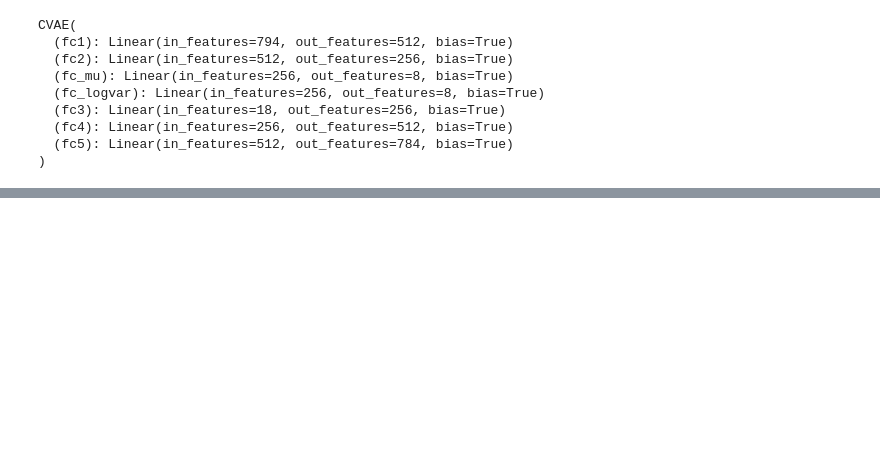
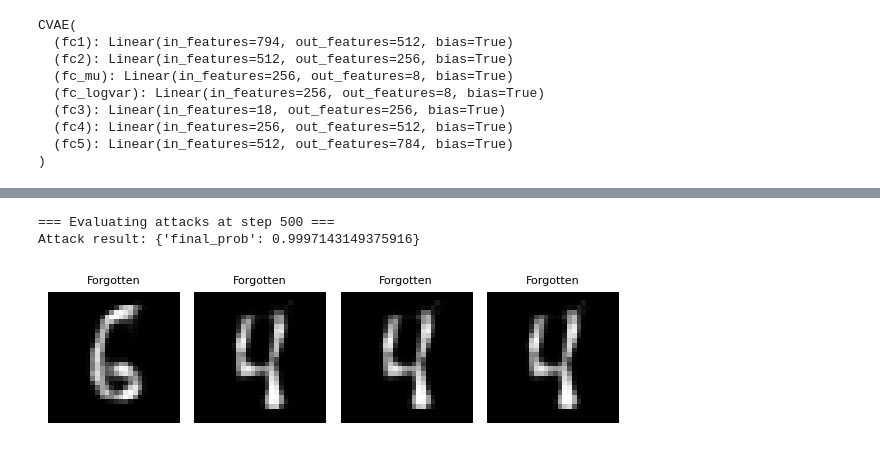
Before and after one commit to Amir14Souri/Task1, a Jupyter notebook: task.ipynb, the cells around one changed output, grey strips where cells are left out. Cells and saved outputs as stored; diff of their text form; code cells hidden in the pictures; blank space fills up the shorter version.

Commit message:
try a better attack on unlearned cvae

```diff
--- a/task.ipynb
+++ b/task.ipynb
@@ -794,0 +821,14 @@ Attack result: {'mean_abs_difference': 0.19456316530704498, 'variance_difference
+# %%
+classifier = MNISTClassifier().cuda()
+opt = torch.optim.Adam(classifier.parameters(), lr=1e-3)
+
+for epoch in range(3):
+    for x, y in train_loader:
+        x, y = x.cuda(), y.cuda()
+        opt.zero_grad()
+        logits = classifier(x)
+        loss = F.cross_entropy(logits, y)
+        loss.backward()
+        opt.step()
+
+print("Classifier trained.")
@@ -794,0 +876,6 @@ Attack result: {'mean_abs_difference': 0.19456316530704498, 'variance_difference
+# %%
+epoch_interval = 500
+total_unlearn_steps = 10000
+model = copy.deepcopy(original_model)
+model_clone = copy.deepcopy(model)
+model_clone.eval()
@@ -794,0 +892,60 @@ Attack result: {'mean_abs_difference': 0.19456316530704498, 'variance_difference
+# %%
+optimizer = torch.optim.Adam(model.parameters(), lr=lr)
+
+label_choices = list(range(num_classes))
+label_choices.remove(label_to_drop)
+
+step = 0
+
+attack_history = []
+model.train()
+while step < total_unlearn_steps:
+    for _ in range(epoch_interval):
+        c_remember = torch.from_numpy(
+            np.random.choice(label_choices, size=batch_size)
+        ).to(device)
+        y_remember = F.one_hot(c_remember, num_classes).float()
+        z_remember = torch.randn(batch_size, latent_dim).to(device)
+
+        with torch.no_grad():
+            x_remember = model_clone.decode(z_remember, y_remember).view(-1, 784)
+
+        c_forget = torch.ones(batch_size, dtype=int) * label_to_drop
+        y_forget = F.one_hot(c_forget, num_classes).float().to(device)
+        x_forget = torch.rand(batch_size, 784).to(device)
+
+        optimizer.zero_grad()
+
+        recon_f, mu_f, logvar_f = model(x_forget, y_forget)
+        loss_forget = loss_function(recon_f, x_forget, mu_f, logvar_f)
+
+        recon_r, mu_r, logvar_r = model(x_remember, y_remember)
+        loss_remember = loss_function(recon_r, x_remember, mu_r, logvar_r)
+
+        ewc_penalty = 0.0
+        for name, param in model.named_parameters():
+            ewc_penalty += (fisher_dict[name] * (param - params_mle_dict[name]).pow(2)).sum()
+
+        loss = loss_forget + gamma_contrast * loss_remember + lambda_ewc * ewc_penalty
+
+        loss.backward()
+        optimizer.step()
+
+        step += 1
+
+    print(f"\n=== Evaluating attacks at step {step} ===")
+    attack_result = condition_optimization(model, classifier, 4)
+
+    print("Attack result:", attack_result["metrics"])
+
+    attack_history.append(attack_result)
+
+    if "images" in attack_result:
+        show_attack_images(attack_result)
+
+print("\n=== Unlearning and Applying Condition Optimization Completed ===")
+save_attack_summary(attack_history, "condition_optimization")
+# %% [output]
+=== Evaluating attacks at step 500 ===
+Attack result: {'final_prob': 0.9997143149375916}
+[figure, added]
```
Also changed, not shown: parts of 16 cells of this notebook, 9 other files.
